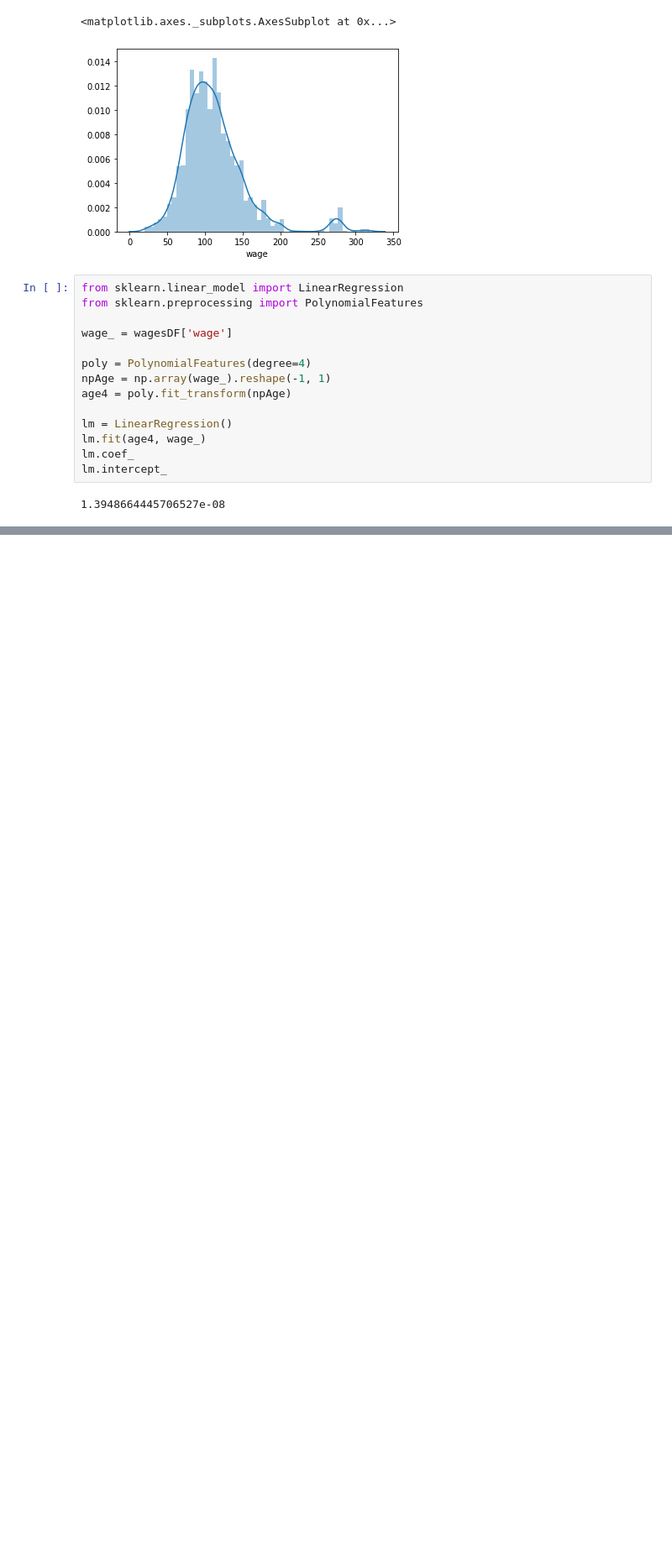
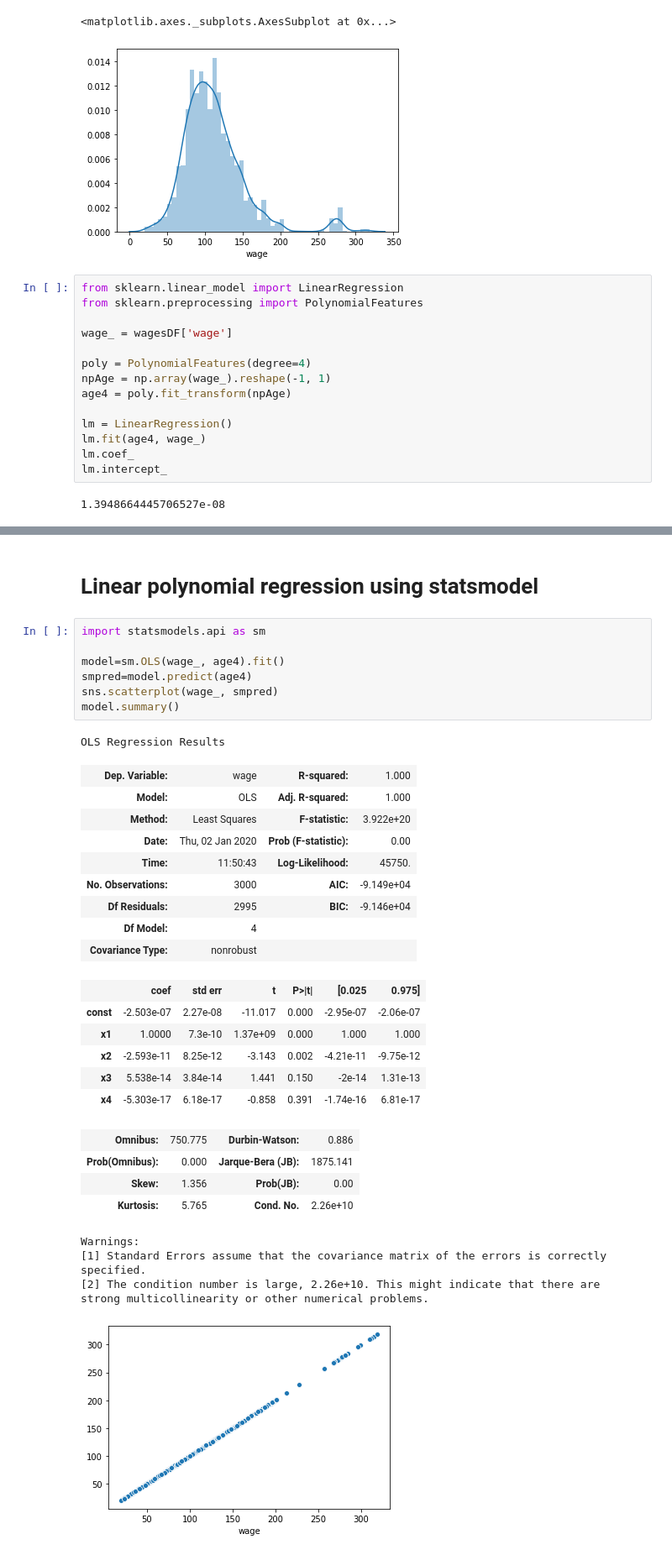
Before and after one commit to dibyajyotibehera/ISLR-python, a Jupyter notebook: chapter-7-Moving-Beyond-Linearity/Lab.ipynb, the cells around one changed output, grey strips where cells are left out. Shown at 84% size. Drawn from its saved outputs; the diff is of its cells as text; blank space fills up the shorter version.

Commit message:
Lab -> Polynomial linear model  - added anova test for multiple models

```diff
--- a/chapter-7-Moving-Beyond-Linearity/Lab.ipynb
+++ b/chapter-7-Moving-Beyond-Linearity/Lab.ipynb
@@ -74,3 +74,38 @@ sns.scatterplot(wage_, preds)
 # %% [output]
 <matplotlib.axes._subplots.AxesSubplot at 0x...>
 [figure]
+# %% [markdown]
+# Linear polynomial regression using statsmodel
+# %%
+import statsmodels.api as sm
+
+model=sm.OLS(wage_, age4).fit()
+smpred=model.predict(age4)
+sns.scatterplot(wage_, smpred)
+model.summary()
+# %% [output]
+OLS Regression Results
+| Dep. Variable: | wage | R-squared: | 1.000 |
+| Model: | OLS | Adj. R-squared: | 1.000 |
+| Method: | Least Squares | F-statistic: | 3.922e+20 |
+| Date: | Thu, 02 Jan 2020 | Prob (F-statistic): | 0.00 |
+| Time: | 11:50:43 | Log-Likelihood: | 45750. |
+| No. Observations: | 3000 | AIC: | -9.149e+04 |
+| Df Residuals: | 2995 | BIC: | -9.146e+04 |
+| Df Model: | 4 |  |  |
+| Covariance Type: | nonrobust |  |  |
+|  | coef | std err | t | P>|t| | [0.025 | 0.975] |
+| const | -2.503e-07 | 2.27e-08 | -11.017 | 0.000 | -2.95e-07 | -2.06e-07 |
+| x1 | 1.0000 | 7.3e-10 | 1.37e+09 | 0.000 | 1.000 | 1.000 |
+| x2 | -2.593e-11 | 8.25e-12 | -3.143 | 0.002 | -4.21e-11 | -9.75e-12 |
+| x3 | 5.538e-14 | 3.84e-14 | 1.441 | 0.150 | -2e-14 | 1.31e-13 |
+| x4 | -5.303e-17 | 6.18e-17 | -0.858 | 0.391 | -1.74e-16 | 6.81e-17 |
+| Omnibus: | 750.775 | Durbin-Watson: | 0.886 |
+| Prob(Omnibus): | 0.000 | Jarque-Bera (JB): | 1875.141 |
+| Skew: | 1.356 | Prob(JB): | 0.00 |
+| Kurtosis: | 5.765 | Cond. No. | 2.26e+10 |
+Warnings:
+[1] Standard Errors assume that the covariance matrix of the errors is correctly specified.
+[2] The condition number is large, 2.26e+10. This might indicate that there are
+strong multicollinearity or other numerical problems.
+[figure, added]
```
Also changed, not shown: parts of 4 cells of this notebook.
